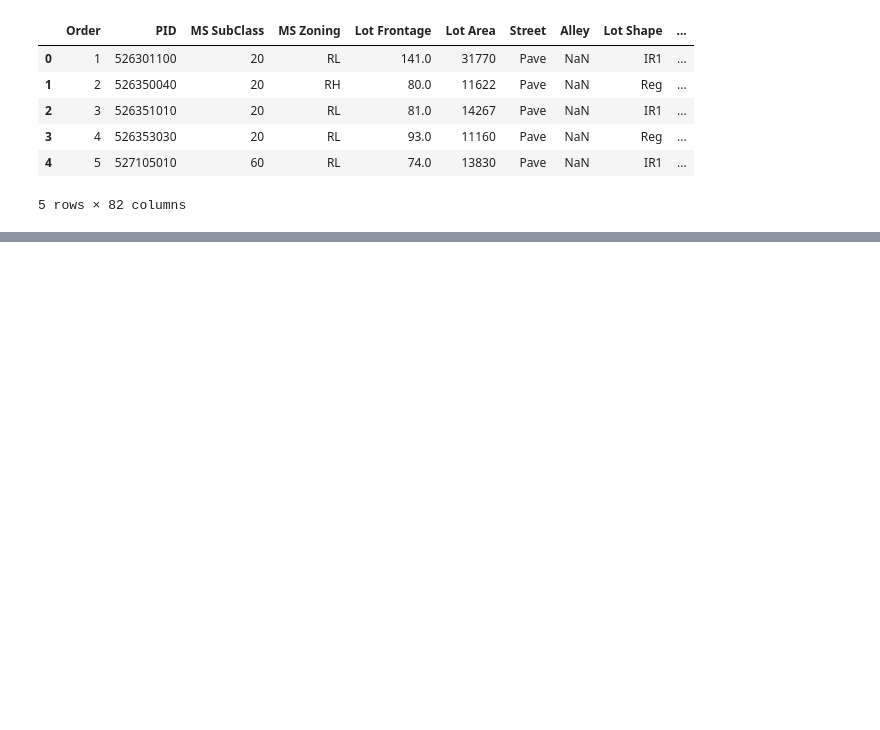
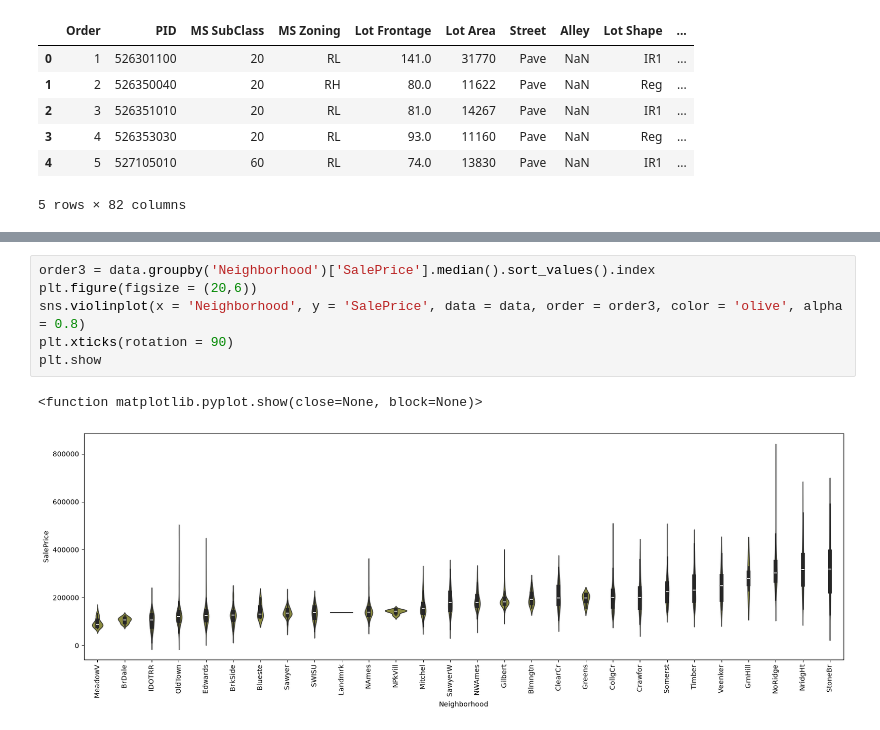
Before and after one commit to viragdiana/ML, a Jupyter notebook: lab-1-dia.ipynb, the cells around one changed output, grey strips where cells are left out. Cells and saved outputs as stored; diff of their text form; blank space fills up the shorter version.

```diff
--- a/lab-1-dia.ipynb
+++ b/lab-1-dia.ipynb
@@ -94,0 +124,9 @@ plt.show()
+# %%
+order3 = data.groupby('Neighborhood')['SalePrice'].median().sort_values().index
+plt.figure(figsize = (20,6))
+sns.violinplot(x = 'Neighborhood', y = 'SalePrice', data = data, order = order3, color = 'olive', alpha = 0.8)
+plt.xticks(rotation = 90)
+plt.show
+# %% [output]
+<function matplotlib.pyplot.show(close=None, block=None)>
+[figure, added]
```
Also changed, not shown: parts of 21 cells of this notebook.
